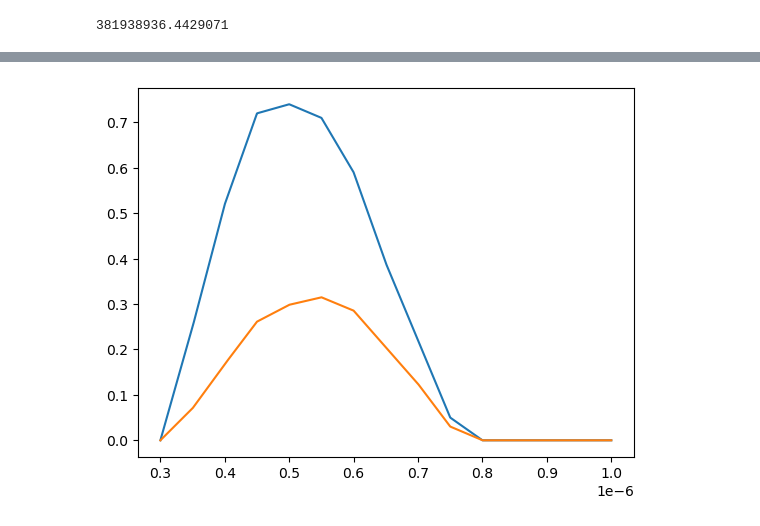
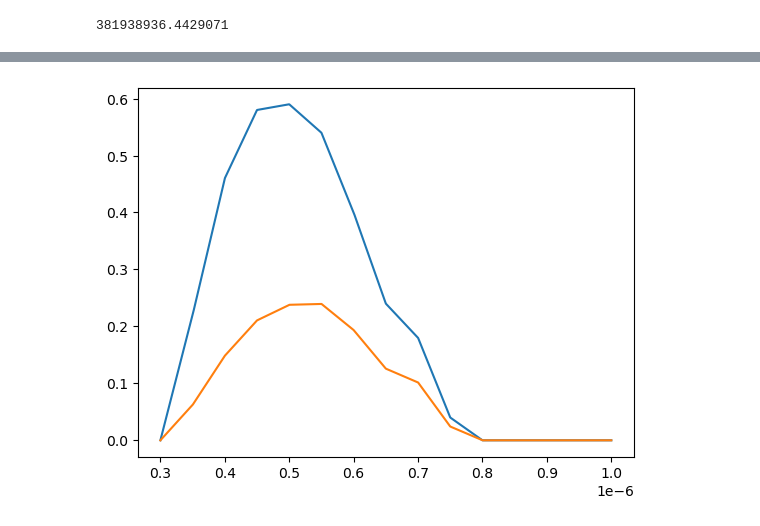
Before and after one commit to FoleyLab/wptherml, a Jupyter notebook: examples/jsc_test.ipynb, the cells around one changed output, grey strips where cells are left out. Saved outputs shown, nothing was run; the diff lists cells and outputs as text; code cells hidden in the pictures.

Commit message:
Cleaned up _full_spectral_response for testing.

```diff
--- a/examples/jsc_test.ipynb
+++ b/examples/jsc_test.ipynb
@@ -132,10 +132,10 @@ print(sum_abs)
 # %%
-test._spectral_response_psc_200_nm()
+test._full_spectral_response()
 plt.plot(test.wavelength_array, test.perovskite_eqe)
 plt.plot(test.wavelength_array, test.perovskite_spectral_response)
 plt.show()
 # %% [output]
-[figure, old version]
+[figure, new version]
 # %%
 test.compute_pv_stpv_jsc()
 _jsc_b = test.pv_stpv_jsc
```
Also changed, not shown: parts of 1 cell of this notebook, 1 other file.
